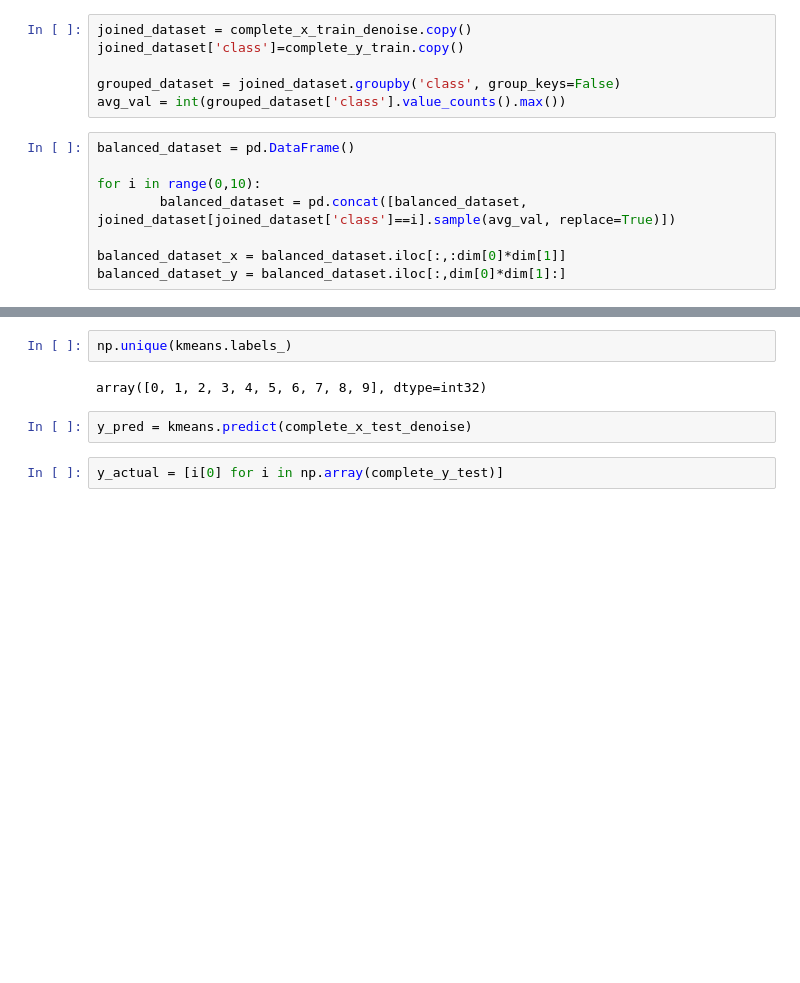
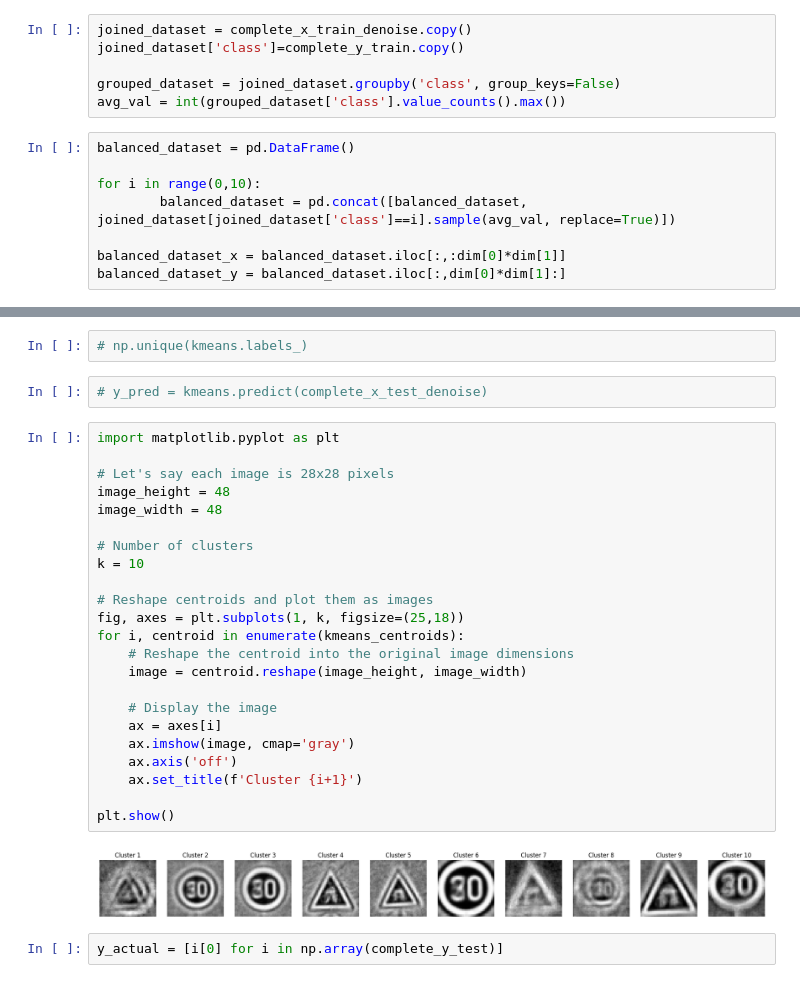
Before and after one commit to Danish3848/F20DL, a Jupyter notebook: CW/trial4.ipynb, the cells around one changed output, grey strips where cells are left out. Cells and saved outputs as stored; diff of their text form; blank space fills up the shorter version.

```diff
--- a/CW/trial4.ipynb
+++ b/CW/trial4.ipynb
@@ -191,9 +294,32 @@ array([[109.09894899, 111.84439887, 106.74570623, ..., 112.36734171,
 # %%
-np.unique(kmeans.labels_)
+# np.unique(kmeans.labels_)
-# %% [output]
-array([0, 1, 2, 3, 4, 5, 6, 7, 8, 9], dtype=int32)
 # %%
-y_pred = kmeans.predict(complete_x_test_denoise)
+# y_pred = kmeans.predict(complete_x_test_denoise)
+# %%
+import matplotlib.pyplot as plt
+
+# Let's say each image is 28x28 pixels
+image_height = 48
+image_width = 48
+
+# Number of clusters
+k = 10
+
+# Reshape centroids and plot them as images
+fig, axes = plt.subplots(1, k, figsize=(25,18))
+for i, centroid in enumerate(kmeans_centroids):
+    # Reshape the centroid into the original image dimensions
+    image = centroid.reshape(image_height, image_width)
+
+    # Display the image
+    ax = axes[i]
+    ax.imshow(image, cmap='gray')
+    ax.axis('off')
+    ax.set_title(f'Cluster {i+1}')
+
+plt.show()
+# %% [output]
+[figure, added]
 # %%
 y_actual = [i[0] for i in np.array(complete_y_test)]
 # %%
```
Also changed, not shown: parts of 19 cells of this notebook, 1 other file.
